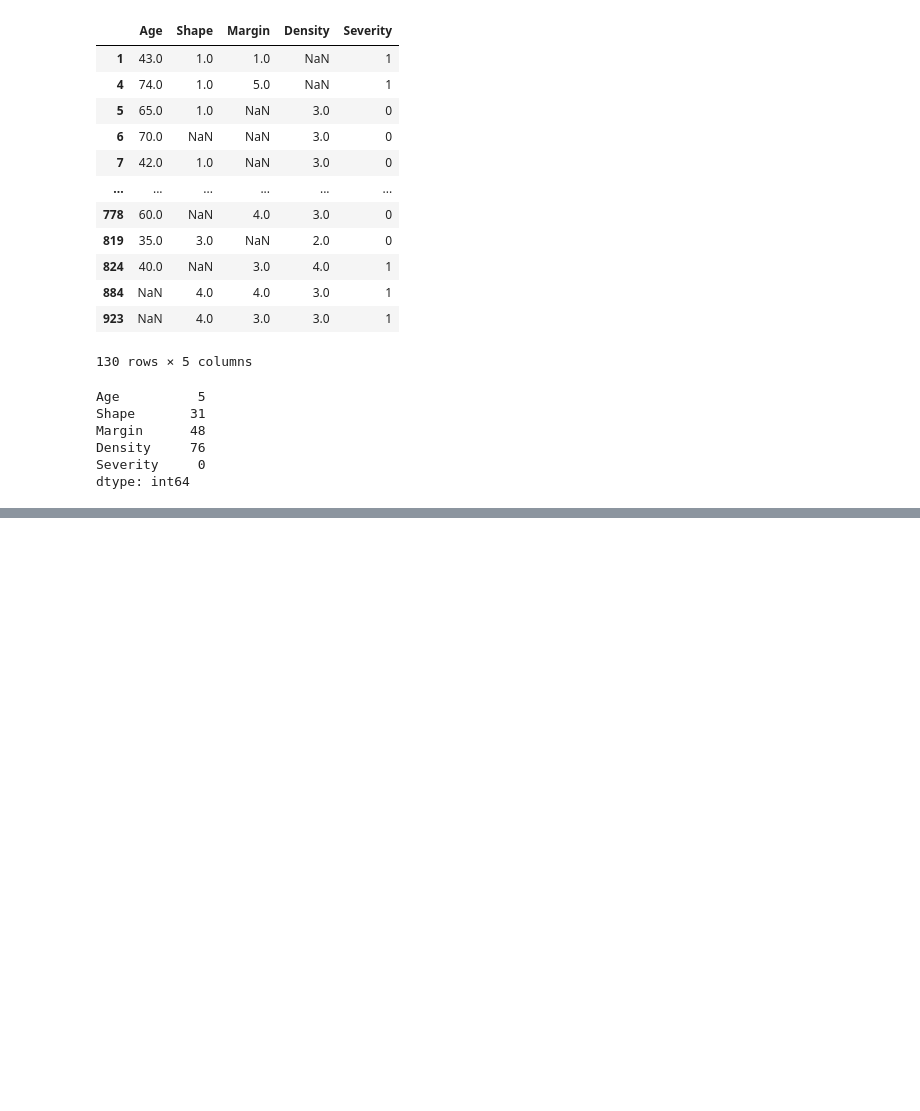
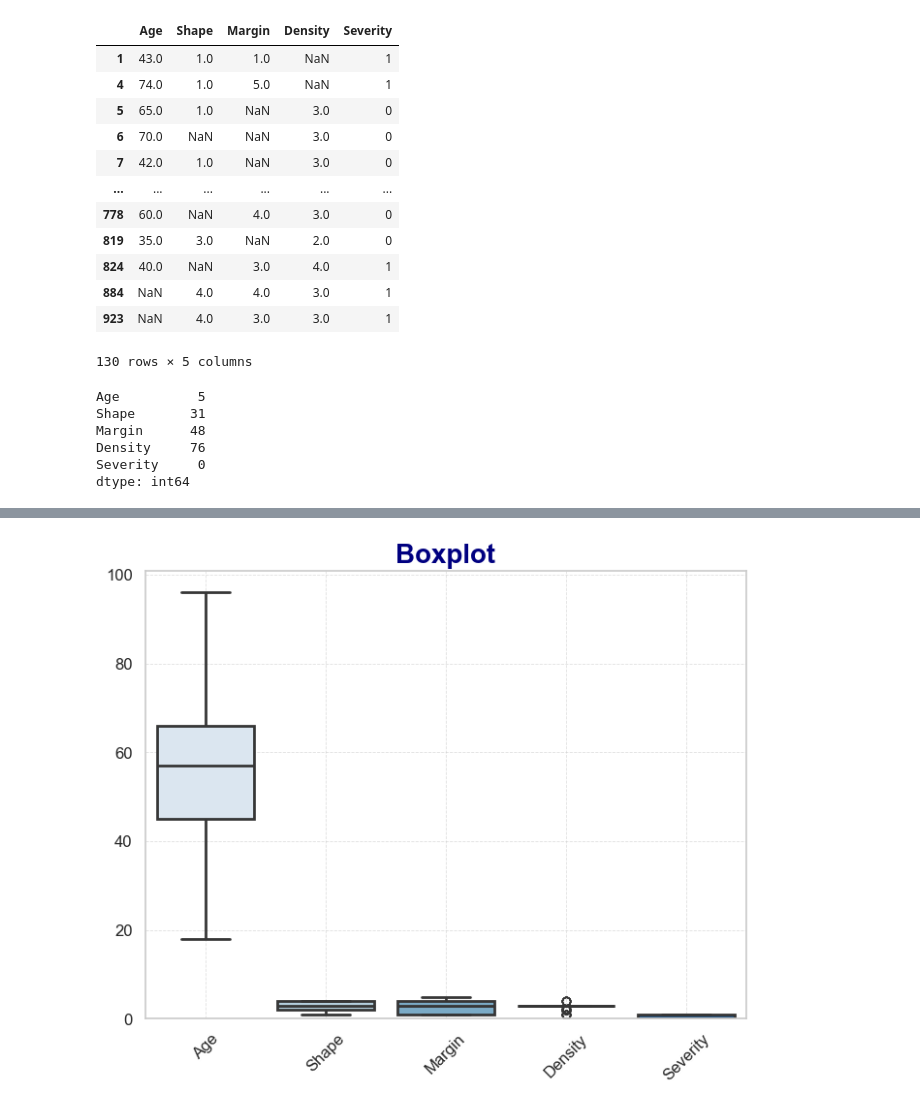
Before and after one commit to LeonardoMBarca/mammogram-result-prediction, a Jupyter notebook: notebooks/EDA.ipynb, the cells around one changed output, grey strips where cells are left out. Drawn from its saved outputs; the diff is of its cells as text; code cells hidden in the pictures; blank space fills up the shorter version.

```diff
--- a/notebooks/EDA.ipynb
+++ b/notebooks/EDA.ipynb
@@ -66,0 +159,16 @@ dtype: int64
+# %%
+plt.figure(figsize=(8, 6))
+sns.boxplot(data=df, palette="Blues", linewidth=2, saturation=0.7)
+
+plt.title("Boxplot", fontsize=20, fontweight='bold', color='navy')
+
+plt.xticks(fontsize=12, rotation=45)
+plt.yticks(fontsize=12,)
+
+plt.ylim(bottom=0)
+
+plt.grid(True, linestyle='--', linewidth=0.6, alpha=0.6)
+
+plt.show()
+# %% [output]
+[figure, added]
```
Also changed, not shown: parts of 15 cells of this notebook, 2 other files.
